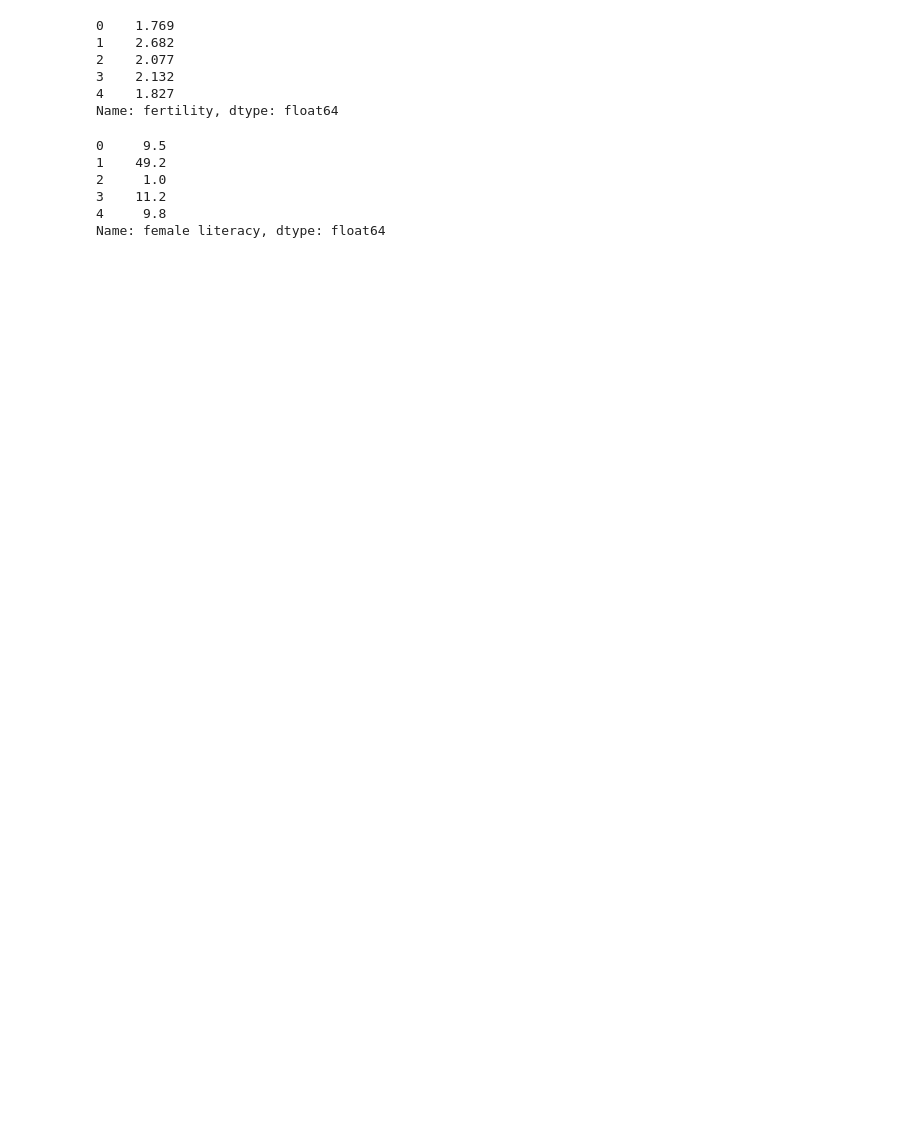
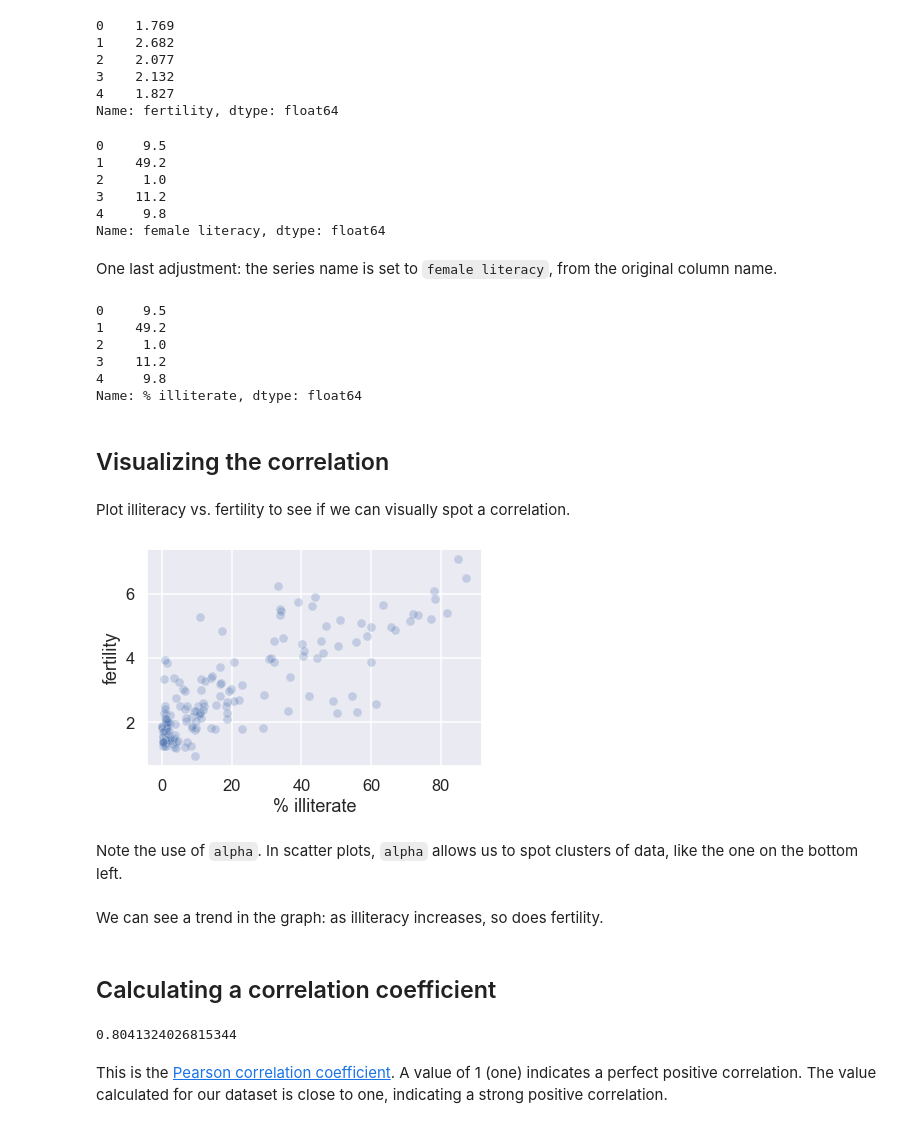
Before and after one commit to fau-masters-collected-works-cgarbin/ieee-icmla-2019-data-science-tutorial, a Jupyter notebook: 3-using-data-to-answer-questions.ipynb, the cells around one changed output. Drawn from its saved outputs; the diff is of its cells as text; code cells hidden in the pictures; blank space fills up the shorter version.

Commit message:
Add visualization and correlation coefficient

```diff
--- a/3-using-data-to-answer-questions.ipynb
+++ b/3-using-data-to-answer-questions.ipynb
@@ -130,3 +130,46 @@ print(illiteracy.head())
 3    11.2
 4     9.8
 Name: female literacy, dtype: float64
+# %% [markdown]
+One last adjustment: the series name is set to `female literacy`, from the original column name.
+# %%
+illiteracy.name = '% illiterate'
+illiteracy.head()
+# %% [output]
+0     9.5
+1    49.2
+2     1.0
+3    11.2
+4     9.8
+Name: % illiterate, dtype: float64
+# %% [markdown]
+## Visualizing the correlation
+# %% [markdown]
+Plot illiteracy vs. fertility to see if we can visually spot a correlation.
+# %%
+import matplotlib.pyplot as plt
+import seaborn as sns
+%matplotlib inline
+
+# Use this line for presentations
+sns.set(context='talk')
+# Use this line for online view (e.g. GitHub commits)
+#sns.set()
+# %%
+sns.scatterplot(illiteracy, fertility, alpha=0.25);
+# %% [output]
+[figure, added]
+# %% [markdown]
+Note the use of `alpha`. In scatter plots, `alpha` allows us to spot clusters of data, like the one on the bottom left.
+# %% [markdown]
+We can see a trend in the graph: as illiteracy increases, so does fertility.
+# %% [markdown]
+## Calculating a correlation coefficient
+# %%
+import numpy as np
+
+np.corrcoef(illiteracy, fertility)[0, 1]
+# %% [output]
+0.8041324026815344
+# %% [markdown]
+This is the [Pearson correlation coefficient](https://en.wikipedia.org/wiki/Pearson_correlation_coefficient). A value of 1 (one) indicates a perfect positive correlation. The value calculated for our dataset is close to one, indicating a strong positive correlation.
```
Also changed, not shown: parts of 6 cells of this notebook.
